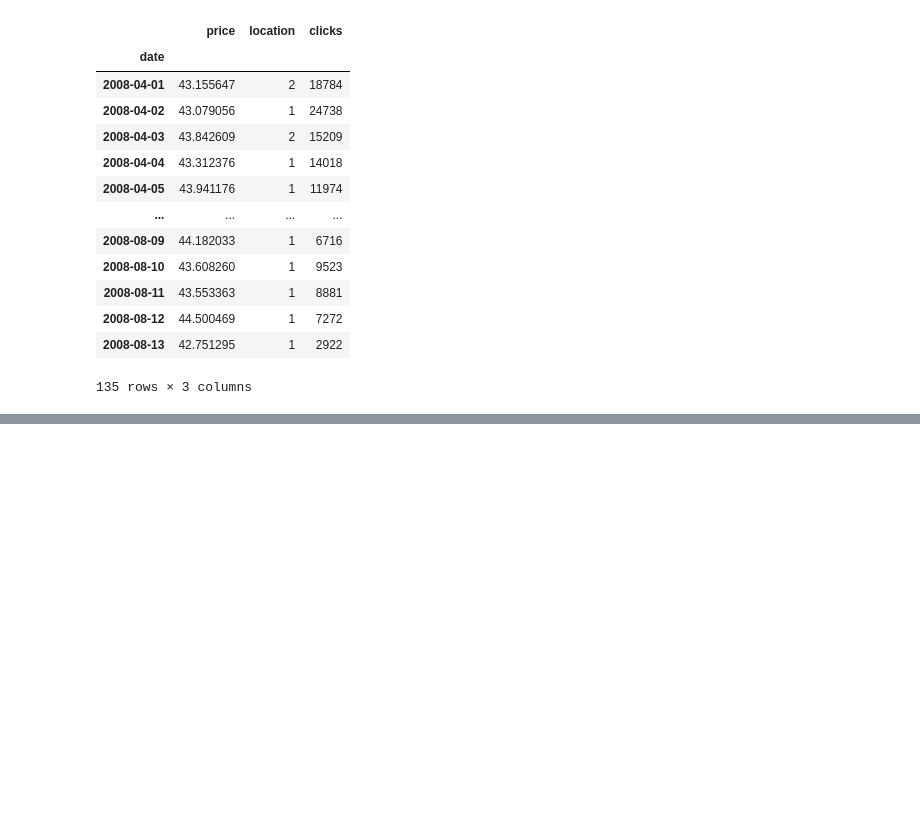
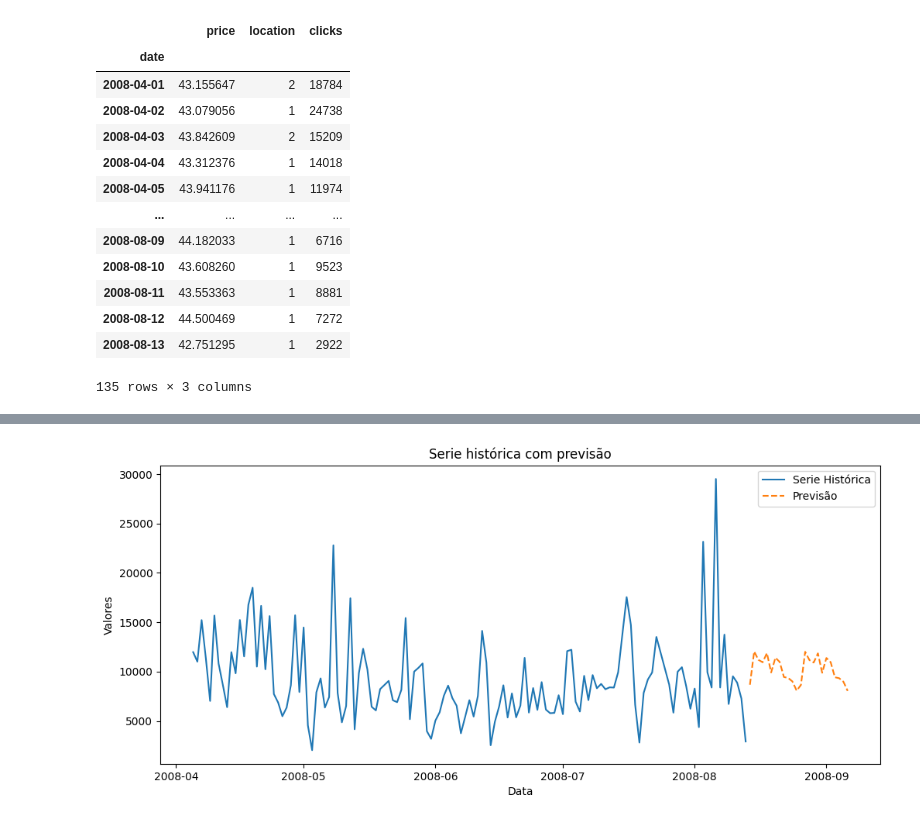
Before and after one commit to danielrferreira/classes, a Jupyter notebook: ASN/Séries Temporais/preparacao/Aula 7.ipynb, the cells around one changed output, grey strips where cells are left out. Saved outputs shown, nothing was run; the diff lists cells and outputs as text; code cells hidden in the pictures; blank space fills up the shorter version.

```diff
--- a/ASN/Séries Temporais/preparacao/Aula 7.ipynb
+++ b/ASN/Séries Temporais/preparacao/Aula 7.ipynb
@@ -77,0 +94,5 @@ Warnings:
+# %%
+previsao2 = model2.get_forecast(steps=24, exog=preco_f).predicted_mean
+plot_forecast(df['clicks'], previsao2)
+# %% [output]
+[figure, added]
```
Also changed, not shown: parts of 11 cells of this notebook.
